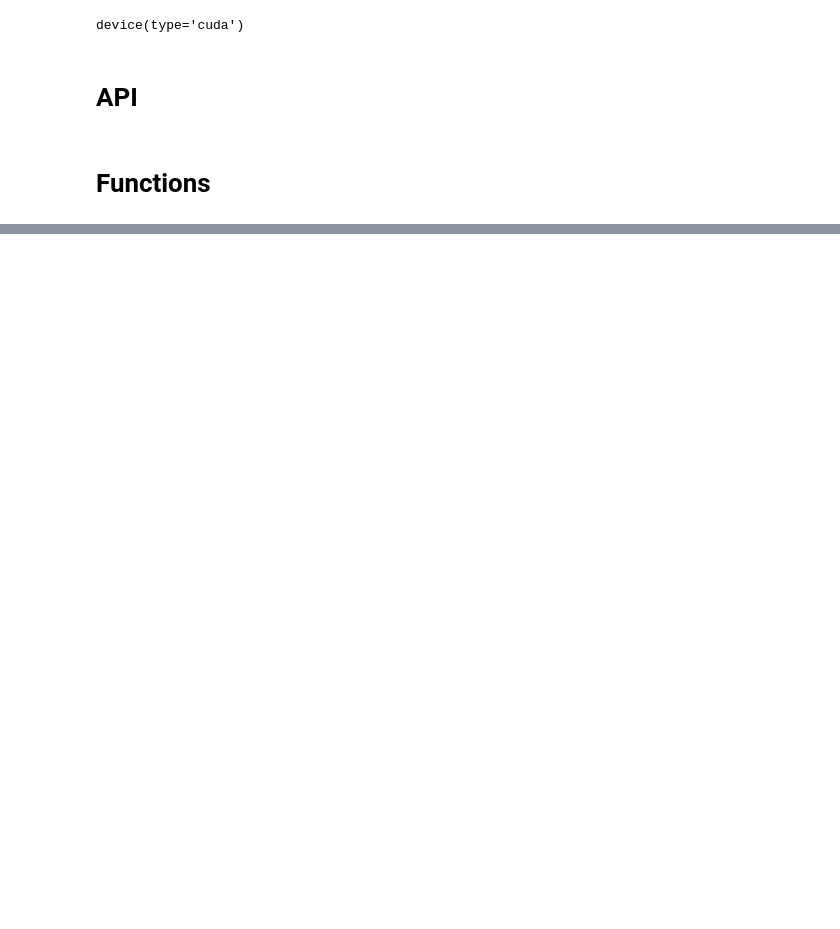
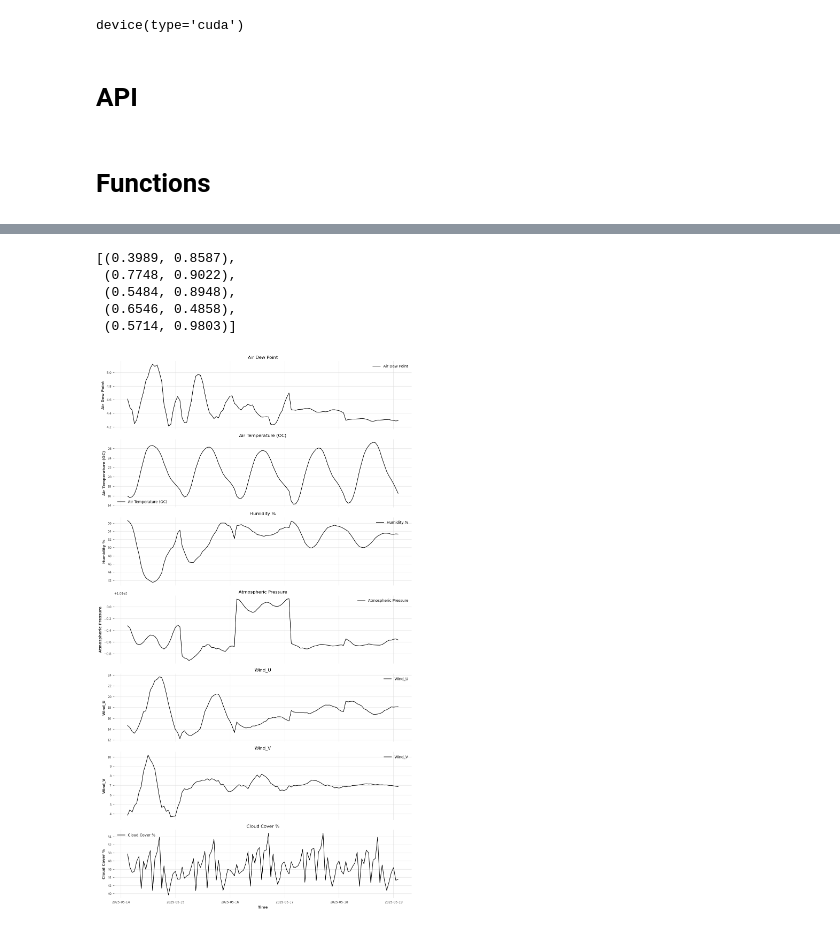
Before and after one commit to abood-shehade/Weather-prediction, a Jupyter notebook: Final_pipiline.ipynb, the cells around one changed output, grey strips where cells are left out. Saved outputs shown, nothing was run; the diff lists cells and outputs as text; code cells hidden in the pictures; blank space fills up the shorter version.

```diff
--- a/Final_pipiline.ipynb
+++ b/Final_pipiline.ipynb
@@ -104,6 +106,7 @@ def get_reading(url, latitude, longtitute, hourly, past_days, future_days):
     hourly_df.Wind_V = hourly_df.Wind_V.round(2)
 
     hourly_df.drop(columns=["Wind Speed (MPS)", "Wind Direction (Degrees)"], inplace=True)
+    hourly_df = hourly_df[['Air Dew Point', 'Air Temperature (OC)', 'Humidity %', 'Atmospheric Pressure', 'Wind_U', 'Wind_V']]
 
     return hourly_df
 # %% [markdown]
@@ -450,0 +402,2 @@ Processing: Wind_V
+# %%
+hh = predict_full_forecast((31.990534, 35.907787))
@@ -450,0 +438,43 @@ Processing: Wind_V
+# %%
+hh['rain_probabilities']
+# %% [output]
+[(0.3989, 0.8587),
+ (0.7748, 0.9022),
+ (0.5484, 0.8948),
+ (0.6546, 0.4858),
+ (0.5714, 0.9803)]
+# %%
+def plot_each_column(df: pd.DataFrame, title_prefix: str = ""):
+    """
+    Plots each numerical column in the DataFrame on a separate subplot.
+
+    Parameters:
+    - df: DataFrame with datetime index and multiple numerical columns.
+    - title_prefix: Optional prefix for subplot titles.
+    """
+    num_cols = df.select_dtypes(include='number').columns
+    n = len(num_cols)
+
+    if n == 0:
+        print("No numerical columns to plot.")
+        return
+
+    # Create subplots
+    fig, axes = plt.subplots(n, 1, figsize=(12, 3 * n), sharex=True)
+    if n == 1:
+        axes = [axes]  # Ensure axes is iterable
+
+    for i, col in enumerate(num_cols):
+        axes[i].plot(df.index, df[col], label=col)
+        axes[i].set_title(f"{title_prefix}{col}")
+        axes[i].set_ylabel(col)
+        axes[i].grid(True)
+        axes[i].legend()
+
+    axes[-1].set_xlabel("Time")
+    plt.tight_layout()
+    plt.show()
+# %%
+plot_each_column(hh['time_series'])
+# %% [output]
+[figure, added]
```
Also changed, not shown: parts of 13 cells of this notebook, 1 other file.
